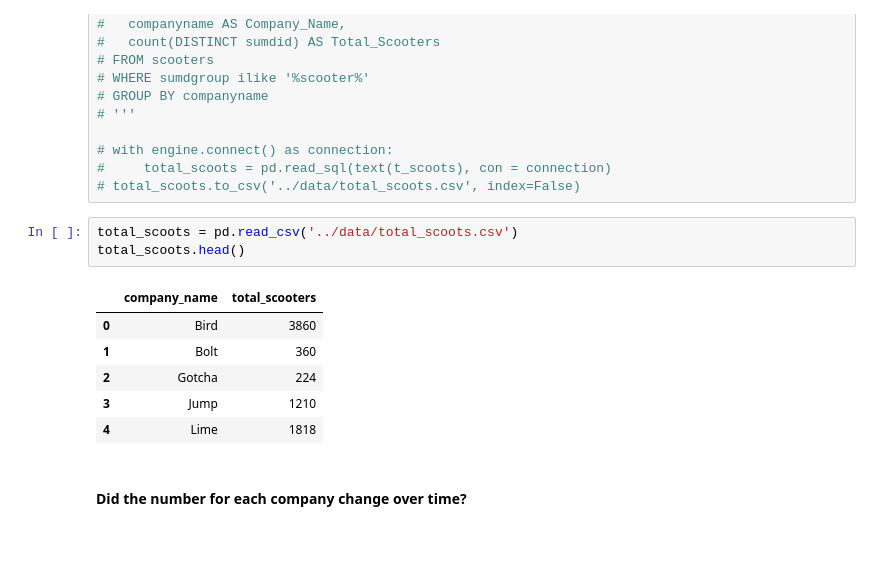
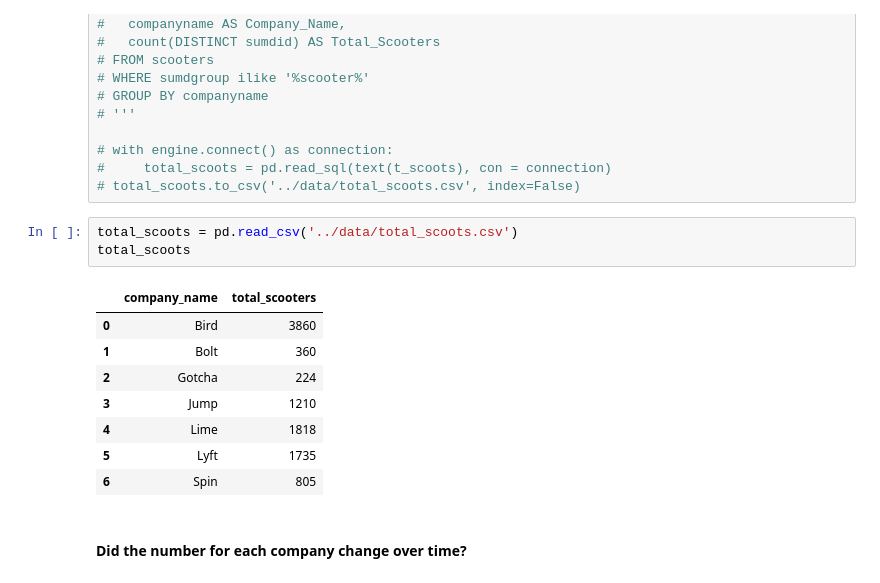
Before and after one commit to NSS-Data-Analytics-Cohort-11/scooters-no-pineapple, a Jupyter notebook: notebook/Scooter Book.ipynb, the cells around one changed output. Saved outputs shown, nothing was run; the diff lists cells and outputs as text; blank space fills up the shorter version.

```diff
--- a/notebook/Scooter Book.ipynb
+++ b/notebook/Scooter Book.ipynb
@@ -70,14 +70,16 @@ trips.head()
 # total_scoots.to_csv('../data/total_scoots.csv', index=False)
 # %%
 total_scoots = pd.read_csv('../data/total_scoots.csv')
-total_scoots.head()
+total_scoots
 # %% [output]
 |  | company_name | total_scooters |
 | 0 | Bird | 3860 |
 | 1 | Bolt | 360 |
 | 2 | Gotcha | 224 |
 | 3 | Jump | 1210 |
 | 4 | Lime | 1818 |
+| 5 | Lyft | 1735 |
+| 6 | Spin | 805 |
 # %% [markdown]
 #### Did the number for each company change over time?
 # %%
```
Also changed, not shown: parts of 15 cells of this notebook, 1 other file.
